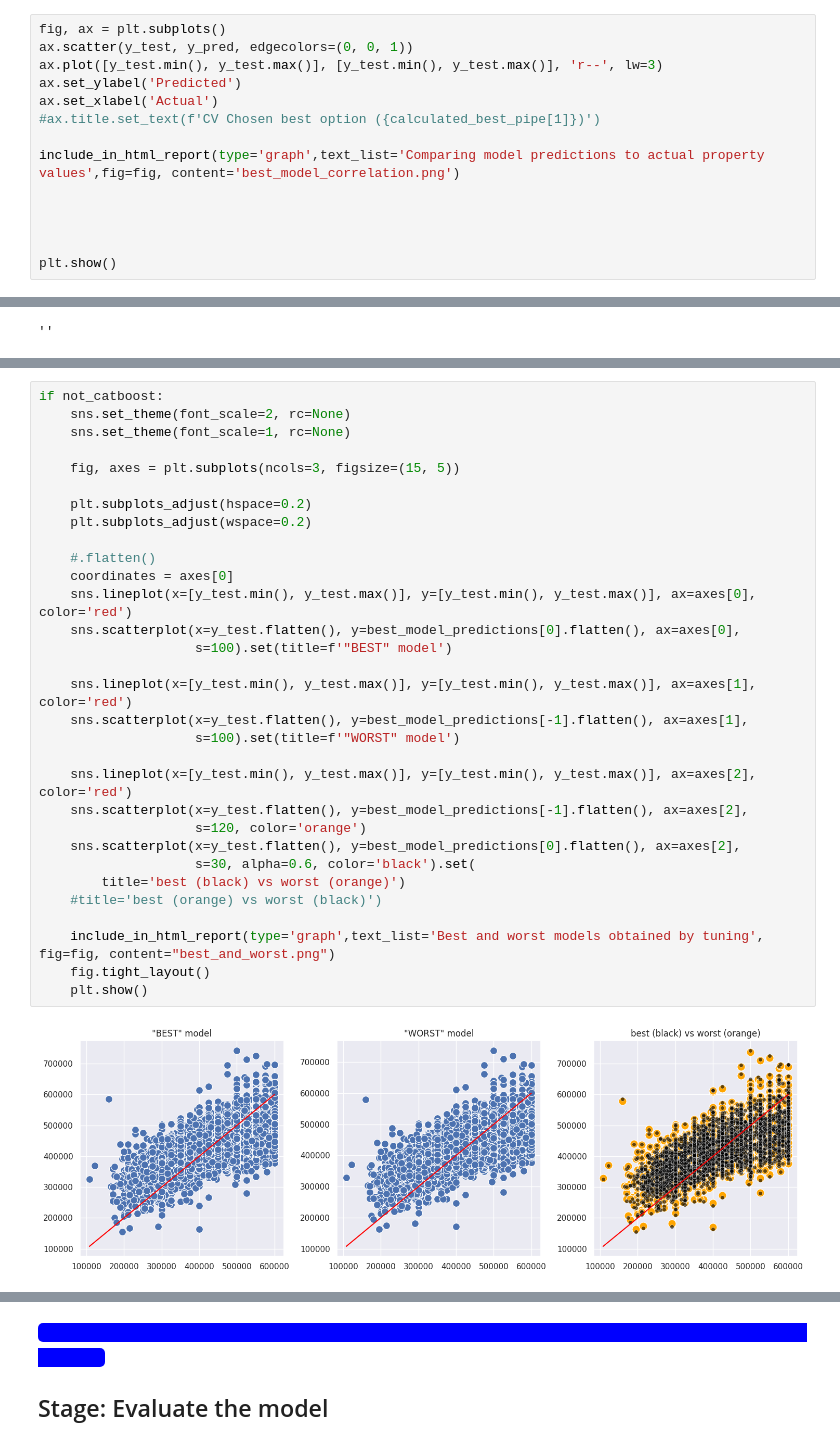
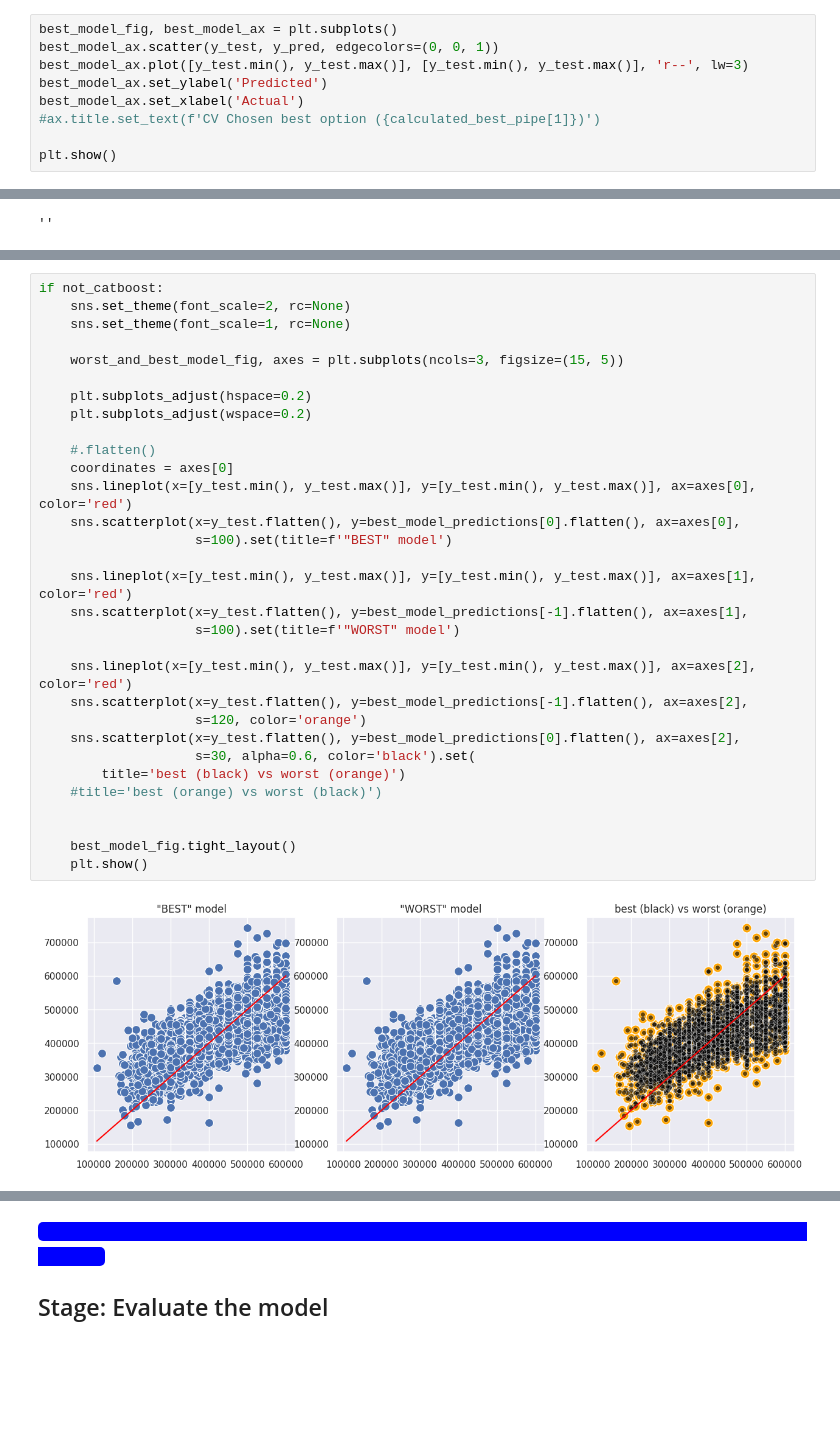
Before and after one commit to jayportfolio/capstone_streamlit, a Jupyter notebook: process/E_train_model/iteration10/it10_xgboost_randomsearch_20221130.ipynb, the cells around one changed output, grey strips where cells are left out. Saved outputs shown, nothing was run; the diff lists cells and outputs as text; blank space fills up the shorter version.

```diff
--- a/process/E_train_model/iteration10/it10_xgboost_randomsearch_20221130.ipynb
+++ b/process/E_train_model/iteration10/it10_xgboost_randomsearch_20221130.ipynb
@@ -953,17 +900,12 @@ combined
 4413 rows × 14 columns
 # %%
-fig, ax = plt.subplots()
-ax.scatter(y_test, y_pred, edgecolors=(0, 0, 1))
-ax.plot([y_test.min(), y_test.max()], [y_test.min(), y_test.max()], 'r--', lw=3)
-ax.set_ylabel('Predicted')
-ax.set_xlabel('Actual')
+best_model_fig, best_model_ax = plt.subplots()
+best_model_ax.scatter(y_test, y_pred, edgecolors=(0, 0, 1))
+best_model_ax.plot([y_test.min(), y_test.max()], [y_test.min(), y_test.max()], 'r--', lw=3)
+best_model_ax.set_ylabel('Predicted')
+best_model_ax.set_xlabel('Actual')
 #ax.title.set_text(f'CV Chosen best option ({calculated_best_pipe[1]})')
 
-include_in_html_report(type='graph',text_list='Comparing model predictions to actual property values',fig=fig, content='best_model_correlation.png')
-
-
-
-
 plt.show()
 # %% [output]
 [figure]
@@ -1115,36 +1049,36 @@ if not_catboost:
 # %%
 if not_catboost:
     sns.set_theme(font_scale=2, rc=None)
     sns.set_theme(font_scale=1, rc=None)
 
-    fig, axes = plt.subplots(ncols=3, figsize=(15, 5))
+    worst_and_best_model_fig, axes = plt.subplots(ncols=3, figsize=(15, 5))
 
     plt.subplots_adjust(hspace=0.2)
     plt.subplots_adjust(wspace=0.2)
 
     #.flatten()
     coordinates = axes[0]
     sns.lineplot(x=[y_test.min(), y_test.max()], y=[y_test.min(), y_test.max()], ax=axes[0], color='red')
     sns.scatterplot(x=y_test.flatten(), y=best_model_predictions[0].flatten(), ax=axes[0],
                     s=100).set(title=f'"BEST" model')
 
     sns.lineplot(x=[y_test.min(), y_test.max()], y=[y_test.min(), y_test.max()], ax=axes[1], color='red')
     sns.scatterplot(x=y_test.flatten(), y=best_model_predictions[-1].flatten(), ax=axes[1],
                     s=100).set(title=f'"WORST" model')
 
     sns.lineplot(x=[y_test.min(), y_test.max()], y=[y_test.min(), y_test.max()], ax=axes[2], color='red')
     sns.scatterplot(x=y_test.flatten(), y=best_model_predictions[-1].flatten(), ax=axes[2],
                     s=120, color='orange')
     sns.scatterplot(x=y_test.flatten(), y=best_model_predictions[0].flatten(), ax=axes[2],
                     s=30, alpha=0.6, color='black').set(
         title='best (black) vs worst (orange)')
     #title='best (orange) vs worst (black)')
 
-    include_in_html_report(type='graph',text_list='Best and worst models obtained by tuning', fig=fig, content="best_and_worst.png")
-    fig.tight_layout()
+
+    best_model_fig.tight_layout()
     plt.show()
 # %% [output]
-[figure, old version]
+[figure, new version]
 # %%
 if not_catboost:
     cv_best_model_fit_time = cv_results_df_sorted.iloc[0]["mean_fit_time"]
```
Also changed, not shown: parts of 23 cells of this notebook, 13 other files.
